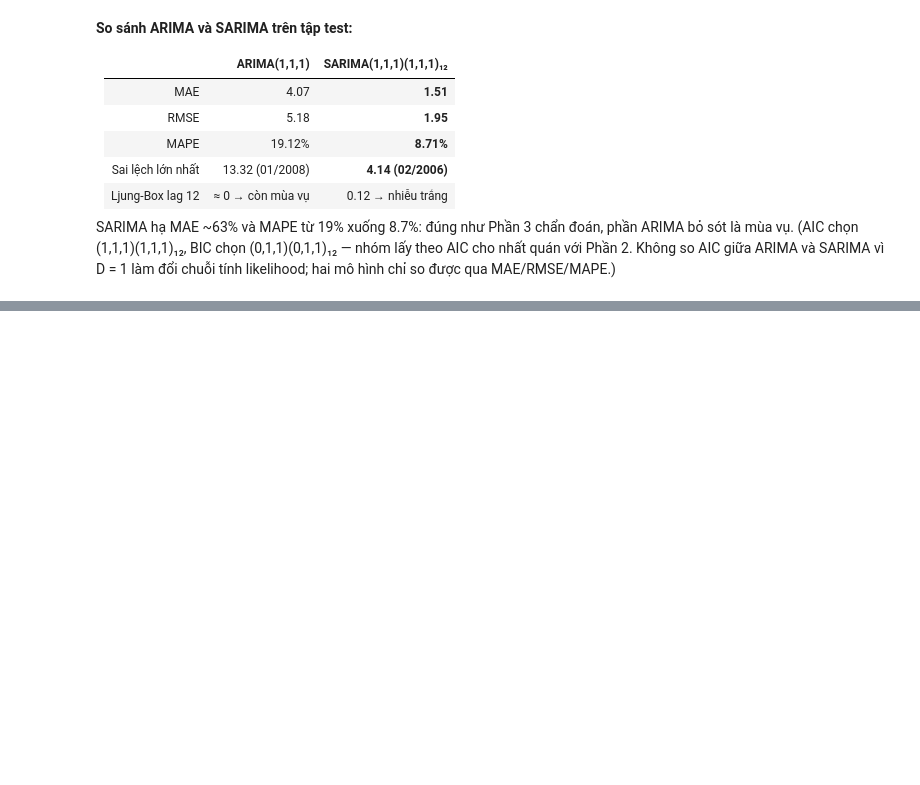
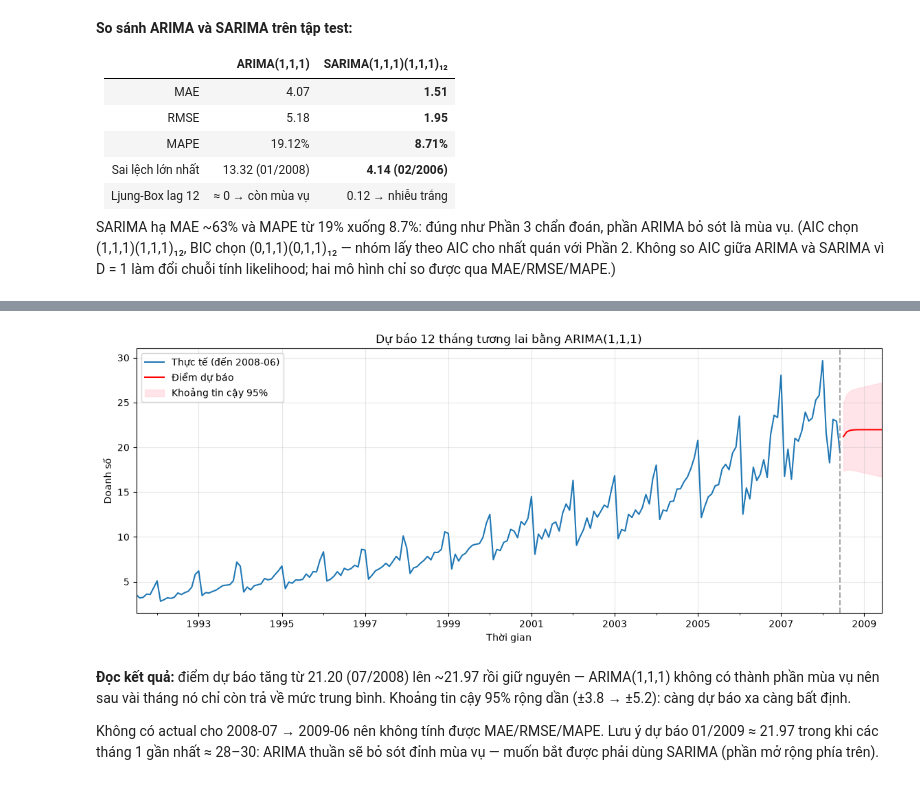
Before and after one commit to HoraCompany-VN/Times-Series-Gr3, a Jupyter notebook: Lab2/BT_Normal/src/Bai5.ipynb, the cells around one changed output, grey strips where cells are left out. Saved outputs shown, nothing was run; the diff lists cells and outputs as text; code cells hidden in the pictures; blank space fills up the shorter version.

```diff
--- a/Lab2/BT_Normal/src/Bai5.ipynb
+++ b/Lab2/BT_Normal/src/Bai5.ipynb
@@ -274,0 +321,12 @@ SARIMA hạ MAE ~63% và MAPE từ 19% xuống 8.7%: đúng như Phần 3 chẩn
+# %%
+# Fit lại ARIMA(1,1,1) trên TOÀN BỘ 204 quan sát rồi dự báo 12 tháng ngoài mẫu
+final_fit   = ARIMA(df["value"], order=(1, 1, 1)).fit()
+fc_future   = final_fit.get_forecast(steps=12)
+future_pred = pd.Series(fc_future.predicted_mean.to_numpy(),
+                         index=fc_future.predicted_mean.index, name="Điểm dự báo")
+future_ci   = pd.DataFrame(fc_future.conf_int().to_numpy(), index=future_pred.index,
+                           columns=["CI 95% dưới", "CI 95% trên"])
+
+bang_tuong_lai = pd.concat([future_pred, future_ci], axis=1)
+bang_tuong_lai.index.name = "Tháng"
+bang_tuong_lai.round(2)
@@ -274,0 +348,17 @@ SARIMA hạ MAE ~63% và MAPE từ 19% xuống 8.7%: đúng như Phần 3 chẩn
+# %%
+fig, ax = plt.subplots(figsize=(14, 5))
+df["value"].plot(ax=ax, label="Thực tế (đến 2008-06)")
+future_pred.plot(ax=ax, color="red", label="Điểm dự báo")
+ax.fill_between(future_ci.index, future_ci.iloc[:, 0], future_ci.iloc[:, 1],
+                color="pink", alpha=0.4, label="Khoảng tin cậy 95%")
+ax.axvline(df.index[-1], color="gray", linestyle="--", alpha=0.7)
+ax.set_title("Dự báo 12 tháng tương lai bằng ARIMA(1,1,1)")
+ax.set_xlabel("Thời gian"); ax.set_ylabel("Doanh số")
+ax.legend(); ax.grid(alpha=0.3)
+plt.show()
+# %% [output]
+[figure, added]
+# %% [markdown]
+**Đọc kết quả:** điểm dự báo tăng từ 21.20 (07/2008) lên ~21.97 rồi giữ nguyên — ARIMA(1,1,1) không có thành phần mùa vụ nên sau vài tháng nó chỉ còn trả về mức trung bình. Khoảng tin cậy 95% rộng dần (±3.8 → ±5.2): càng dự báo xa càng bất định.
+
+Không có actual cho 2008-07 → 2009-06 nên không tính được MAE/RMSE/MAPE. Lưu ý dự báo 01/2009 ≈ 21.97 trong khi các tháng 1 gần nhất ≈ 28–30: ARIMA thuần sẽ bỏ sót đỉnh mùa vụ — muốn bắt được phải dùng SARIMA (phần mở rộng phía trên).
```
Also changed, not shown: parts of 7 cells of this notebook.
